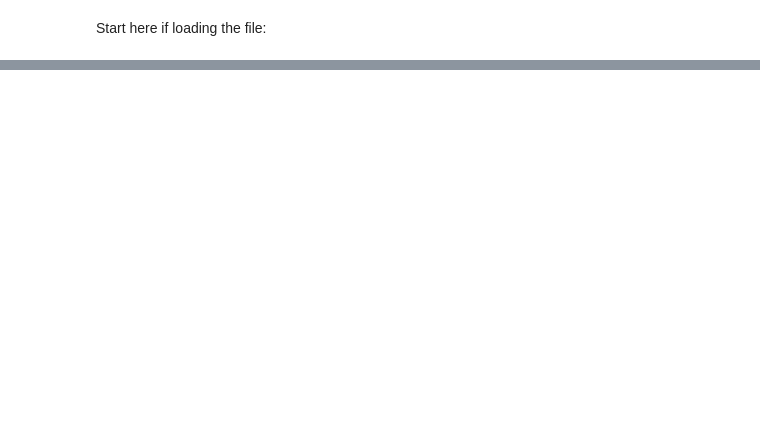
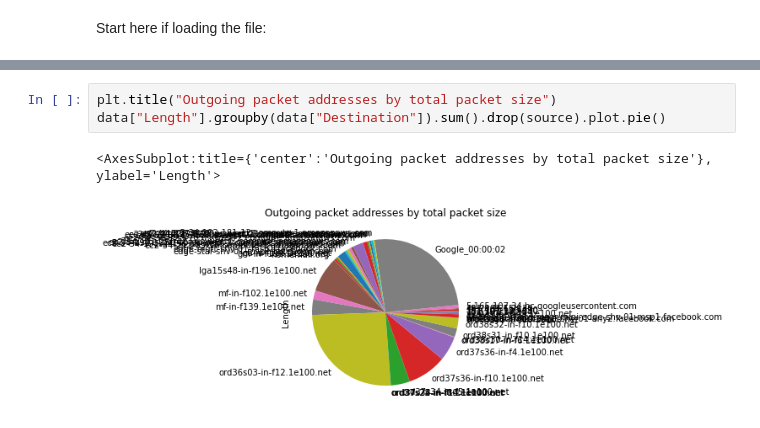
Before and after one commit to ruasanchezf/CS399.02, a Jupyter notebook: scripts/analyse_csv.ipynb, the cells around one changed output, grey strips where cells are left out. Drawn from its saved outputs; the diff is of its cells as text; blank space fills up the shorter version.

```diff
--- a/scripts/analyse_csv.ipynb
+++ b/scripts/analyse_csv.ipynb
@@ -44 +45,7 @@ e69896.dscapi6.akamaiedge.net            65
 Name: Destination, dtype: int64
+# %%
+plt.title("Outgoing packet addresses by total packet size")
+data["Length"].groupby(data["Destination"]).sum().drop(source).plot.pie()
+# %% [output]
+<AxesSubplot:title={'center':'Outgoing packet addresses by total packet size'}, ylabel='Length'>
+[figure, added]
```
Also changed, not shown: parts of 14 cells of this notebook, 1 other file.
